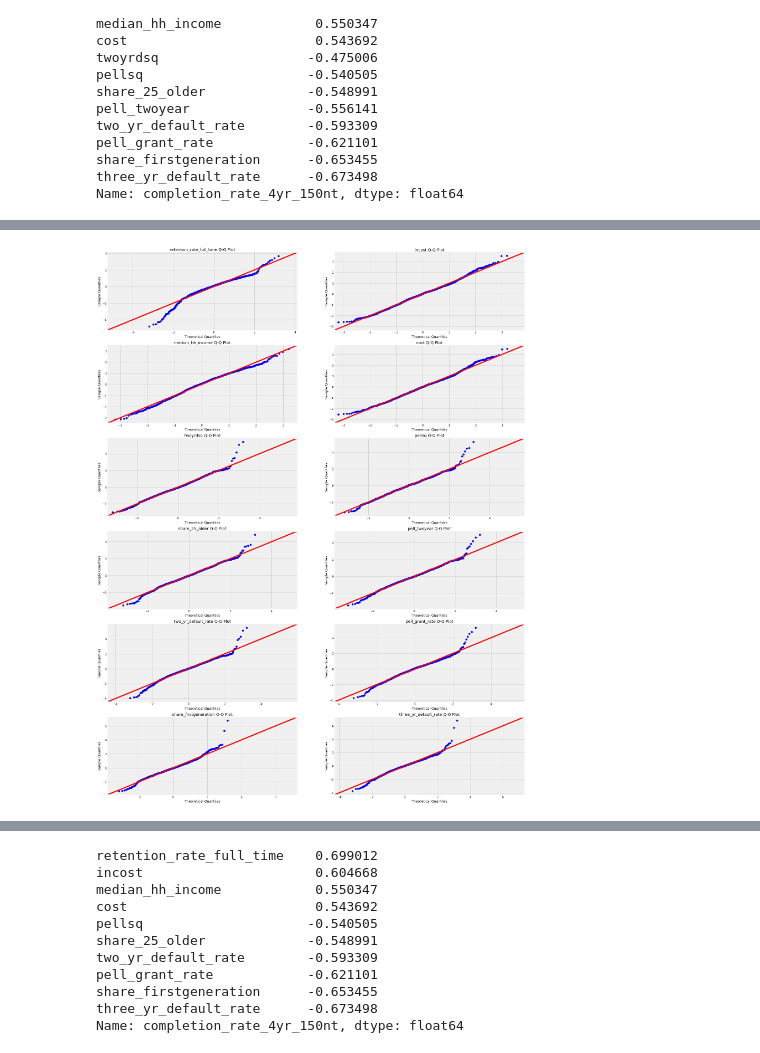
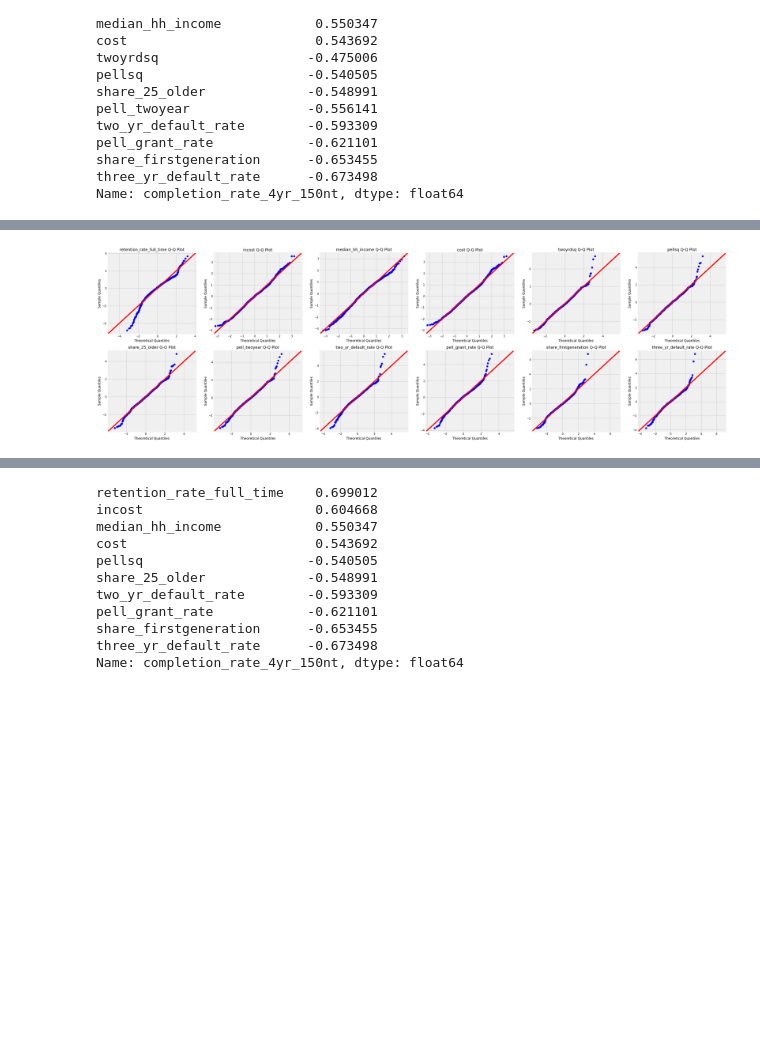
Before and after one commit to thomsu/College_Scorecard, a Jupyter notebook: Modeling.ipynb, the cells around one changed output, grey strips where cells are left out. Saved outputs shown, nothing was run; the diff lists cells and outputs as text; code cells hidden in the pictures; blank space fills up the shorter version.

```diff
--- a/Modeling.ipynb
+++ b/Modeling.ipynb
@@ -70,17 +70,17 @@ for i, ax in enumerate(fig.axes):
 # %%
 # look for normality in the residuals for these features to ensure our assumptions for linear regression hold up
-fig, ax = plt.subplots(round(len(features_list) / 2), 2, figsize = (24, 36))
+fig, ax = plt.subplots(round(len(features_list) / 6), 6, figsize = (36, 12))
 
 for label,ax in zip(features_list.index, fig.axes):
     f = f'completion_rate_4yr_150nt~{label}'
     model = smf.ols(formula=f, data=df4train).fit()
 
     resid1 = model.resid
     ax.set_title(f'{label} Q-Q Plot')
     fig = sm.graphics.qqplot(resid1, dist=stats.norm, line='45', fit=True, ax=ax)
     fig.show();
 # %% [output]
-[figure, old version]
+[figure, new version]
 # %%
 # create a multi-linear regression model
 f='completion_rate_4yr_150nt~cost+median_hh_income+pellsq+two_yr_default_rate+share_25_older+share_firstgeneration+pell_grant_rate+three_yr_default_rate+incost+retention_rate_full_time+twoyrdsq+pell_twoyear'
```
Also changed, not shown: parts of 3 cells of this notebook, 2 other files.
